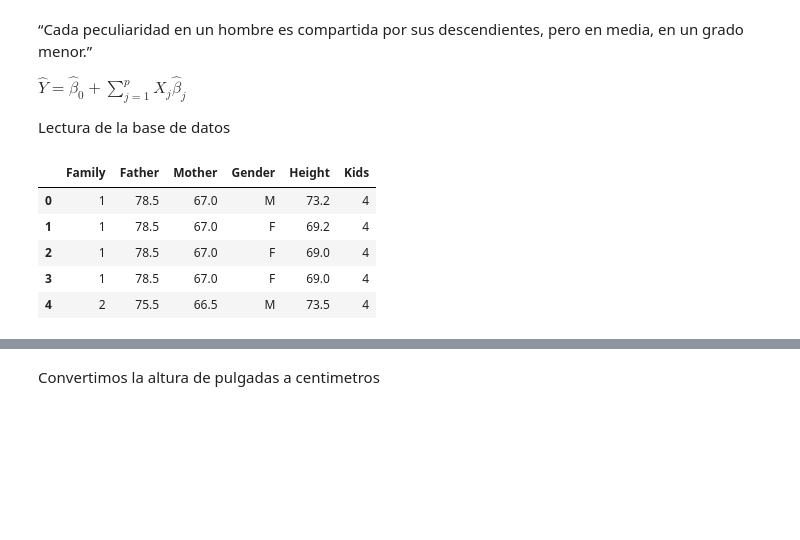
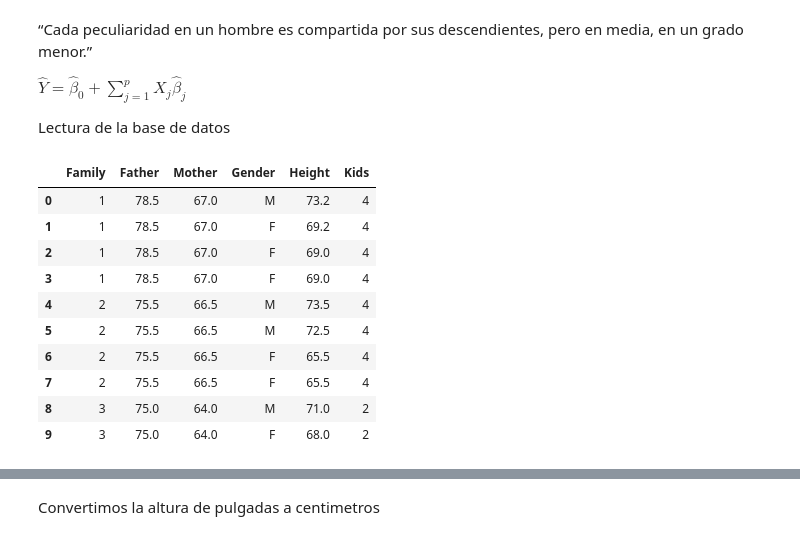
Before and after one commit to benjov/Econometria-II-2022, a Jupyter notebook: Clase_00_IntroducciónPythonNB/Clase_0.ipynb, the cells around one changed output, grey strips where cells are left out. Drawn from its saved outputs; the diff is of its cells as text; code cells hidden in the pictures; blank space fills up the shorter version.

```diff
--- a/Clase_00_IntroducciónPythonNB/Clase_0.ipynb
+++ b/Clase_00_IntroducciónPythonNB/Clase_0.ipynb
@@ -457,13 +462,18 @@ Lectura de la base de datos
 # %%
 url = "http://www.randomservices.org/random/data/Galton.txt"
 df = pd.read_csv(url, sep="\t")
-df.head()
+df.head(n=10)
 # %% [output]
 |  | Family | Father | Mother | Gender | Height | Kids |
 | 0 | 1 | 78.5 | 67.0 | M | 73.2 | 4 |
 | 1 | 1 | 78.5 | 67.0 | F | 69.2 | 4 |
 | 2 | 1 | 78.5 | 67.0 | F | 69.0 | 4 |
 | 3 | 1 | 78.5 | 67.0 | F | 69.0 | 4 |
 | 4 | 2 | 75.5 | 66.5 | M | 73.5 | 4 |
+| 5 | 2 | 75.5 | 66.5 | M | 72.5 | 4 |
+| 6 | 2 | 75.5 | 66.5 | F | 65.5 | 4 |
+| 7 | 2 | 75.5 | 66.5 | F | 65.5 | 4 |
+| 8 | 3 | 75.0 | 64.0 | M | 71.0 | 2 |
+| 9 | 3 | 75.0 | 64.0 | F | 68.0 | 2 |
 # %%
 type(df)
```
Also changed, not shown: parts of 9 cells of this notebook, 6 other files.
